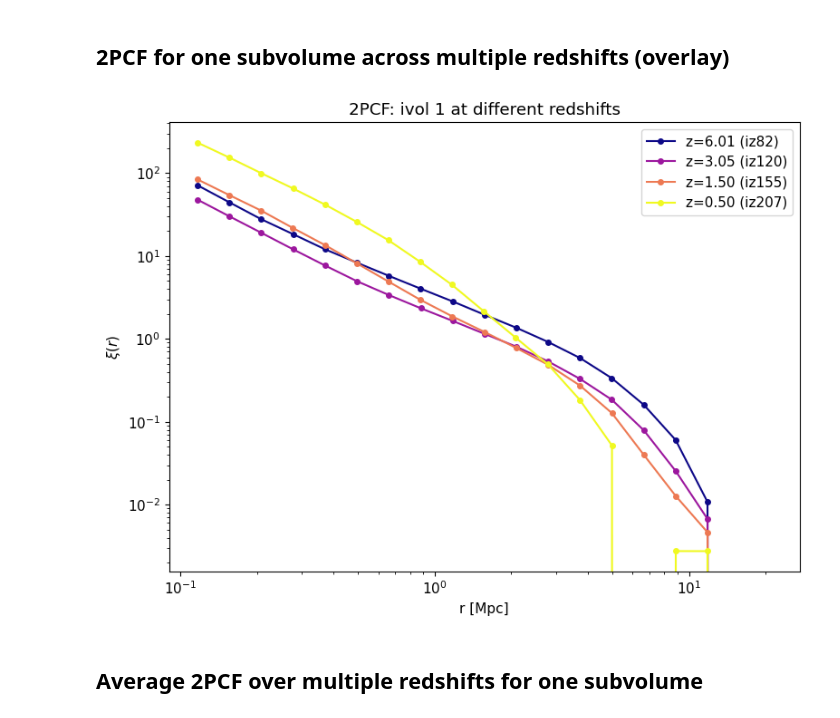
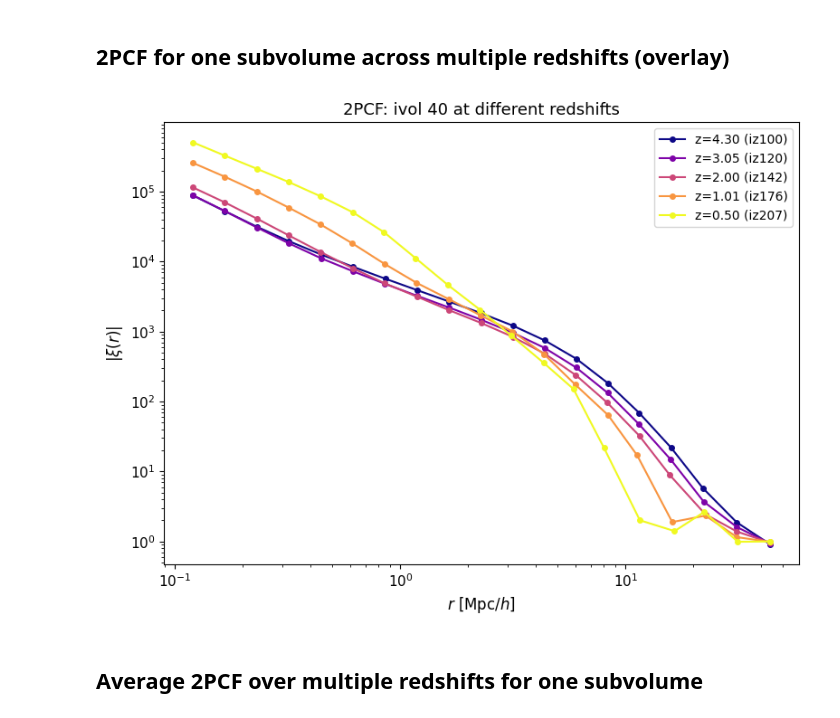
Before and after one commit to OscarHickman/galform_analysis, a Jupyter notebook: examples/correlation.ipynb, the cells around one changed output. Drawn from its saved outputs; the diff is of its cells as text; code cells hidden in the pictures.

```diff
--- a/examples/correlation.ipynb
+++ b/examples/correlation.ipynb
@@ -63,34 +96,19 @@ xi(~8.87 Mpc) = -0.000283
 # %% [markdown]
 ## 2PCF for one subvolume across multiple redshifts (overlay)
 # %%
-from galform_analysis.analysis import correlation_given_redshift_and_subvolume
+example_ivol = 40
+iz_nums = [100, 120, 142, 176, 207]#, 271]
 
-example_ivol = 1
-iz_nums = [82, 120, 155, 207]
-
-fig, ax = plt.subplots(figsize=(8,6))
-colors = plt.cm.plasma(np.linspace(0, 1, len(iz_nums)))
-
-for iz, c in zip(iz_nums, colors):
-    snap = f'iz{iz}'
-    res = correlation_given_redshift_and_subvolume(str(base_dir / snap), example_ivol, nthreads=4)
-    if res is None:
-        print(f"Skipping {snap}: correlation unavailable")
-        continue
-
-    r = res['r']
-    xi = res['xi']
-    label = f"z={res['z']:.2f} ({snap})" if res.get('z') is not None else snap
-    ax.loglog(r, xi, 'o-', color=c, label=label, ms=4)
-
-ax.set_xlabel('r [Mpc]')
-ax.set_ylabel(r'$\xi(r)$')
-ax.set_title(f"2PCF: ivol {example_ivol} at different redshifts")
-ax.legend()
-plt.tight_layout()
-plt.show()
+results = plot_correlation_multi_redshift(
+    iz_nums=iz_nums,
+    ivol=example_ivol,
+    rbins=rbins,
+    nthreads=4,
+    show_plot=True,
+    colormap='plasma'
+)
 # %% [output]
-[figure, old version]
+[figure, new version]
 # %% [markdown]
 ## Average 2PCF over multiple redshifts for one subvolume
 # %%
```
Also changed, not shown: parts of 3 cells of this notebook, 13 other files.
